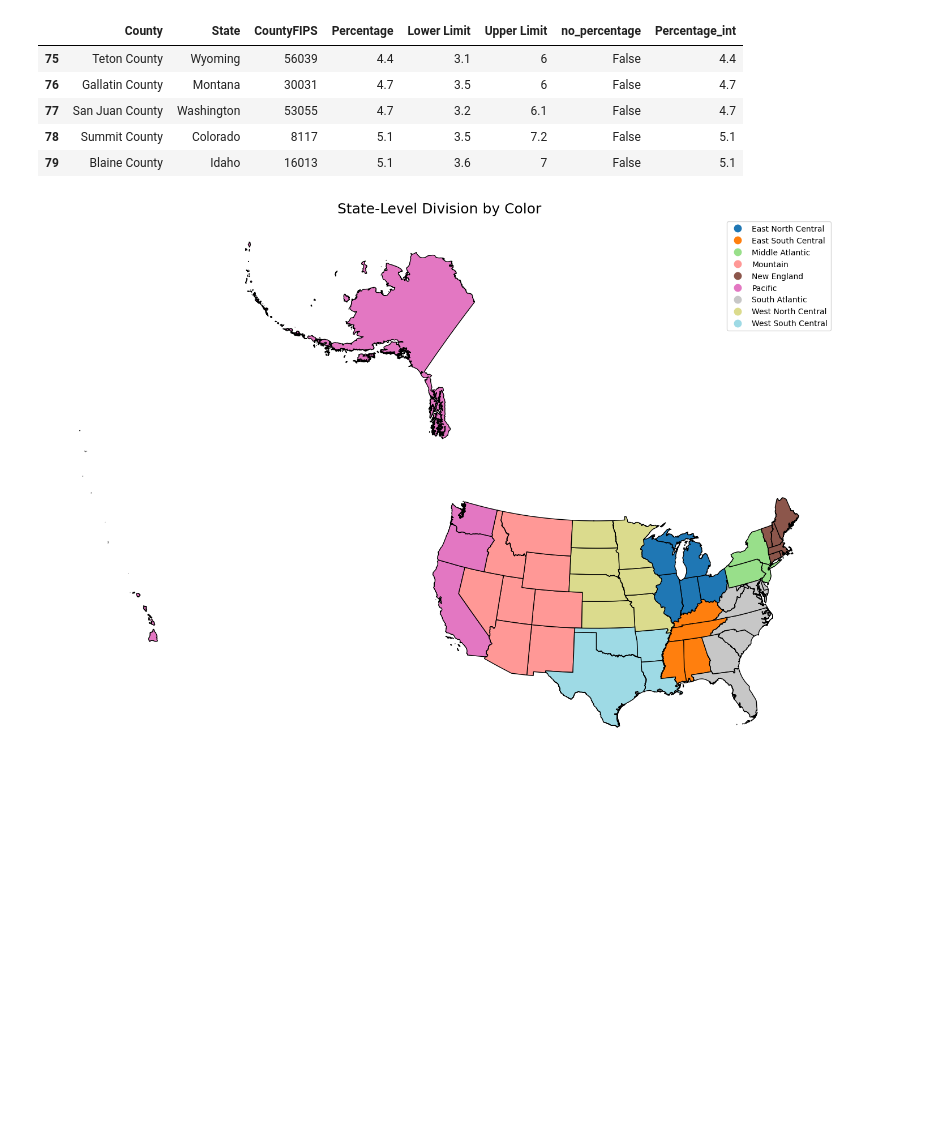
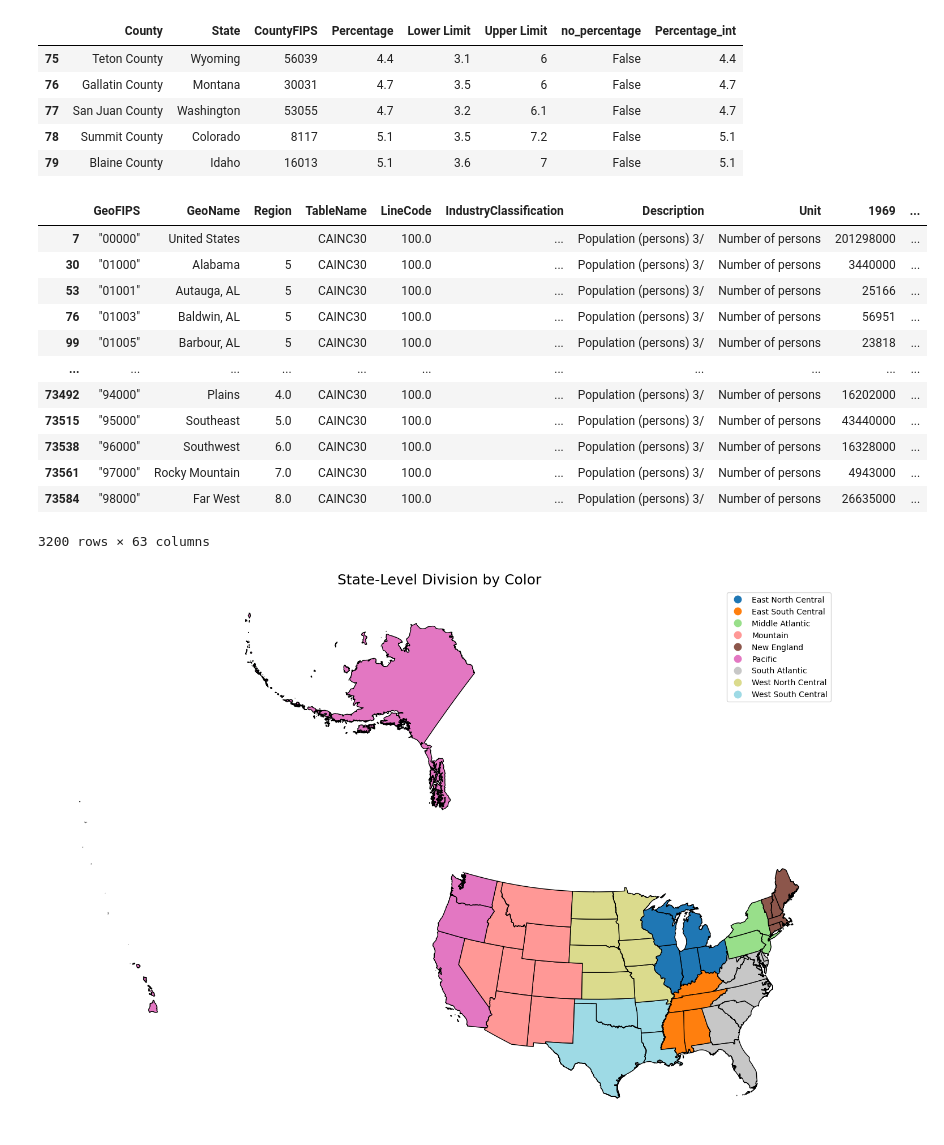
Before and after one commit to anahomosap/data102_group53, a Jupyter notebook: danimap.ipynb, the cells around one changed output. Cells and saved outputs as stored; diff of their text form; code cells hidden in the pictures; blank space fills up the shorter version.

```diff
--- a/danimap.ipynb
+++ b/danimap.ipynb
@@ -285,6 +287,22 @@ d_test.head()
 | 77 | San Juan County | Washington | 53055 | 4.7 | 3.2 | 6.1 | False | 4.7 |
 | 78 | Summit County | Colorado | 8117 | 5.1 | 3.5 | 7.2 | False | 5.1 |
 | 79 | Blaine County | Idaho | 16013 | 5.1 | 3.6 | 7 | False | 5.1 |
+# %%
+county_info[county_info['LineCode'] == 100]
+# %% [output]
+|  | GeoFIPS | GeoName | Region | TableName | LineCode | IndustryClassification | Description | Unit | 1969 | ... |
+| 7 | "00000" | United States |  | CAINC30 | 100.0 | ... | Population (persons) 3/ | Number of persons | 201298000 | ... |
+| 30 | "01000" | Alabama | 5 | CAINC30 | 100.0 | ... | Population (persons) 3/ | Number of persons | 3440000 | ... |
+| 53 | "01001" | Autauga, AL | 5 | CAINC30 | 100.0 | ... | Population (persons) 3/ | Number of persons | 25166 | ... |
+| 76 | "01003" | Baldwin, AL | 5 | CAINC30 | 100.0 | ... | Population (persons) 3/ | Number of persons | 56951 | ... |
+| 99 | "01005" | Barbour, AL | 5 | CAINC30 | 100.0 | ... | Population (persons) 3/ | Number of persons | 23818 | ... |
+| ... | ... | ... | ... | ... | ... | ... | ... | ... | ... | ... |
+| 73492 | "94000" | Plains | 4.0 | CAINC30 | 100.0 | ... | Population (persons) 3/ | Number of persons | 16202000 | ... |
+| 73515 | "95000" | Southeast | 5.0 | CAINC30 | 100.0 | ... | Population (persons) 3/ | Number of persons | 43440000 | ... |
+| 73538 | "96000" | Southwest | 6.0 | CAINC30 | 100.0 | ... | Population (persons) 3/ | Number of persons | 16328000 | ... |
+| 73561 | "97000" | Rocky Mountain | 7.0 | CAINC30 | 100.0 | ... | Population (persons) 3/ | Number of persons | 4943000 | ... |
+| 73584 | "98000" | Far West | 8.0 | CAINC30 | 100.0 | ... | Population (persons) 3/ | Number of persons | 26635000 | ... |
+3200 rows × 63 columns
 # %%
 import geopandas as gpd
 import matplotlib.pyplot as plt
```
Also changed, not shown: parts of 1 cell of this notebook, 3 other files.
